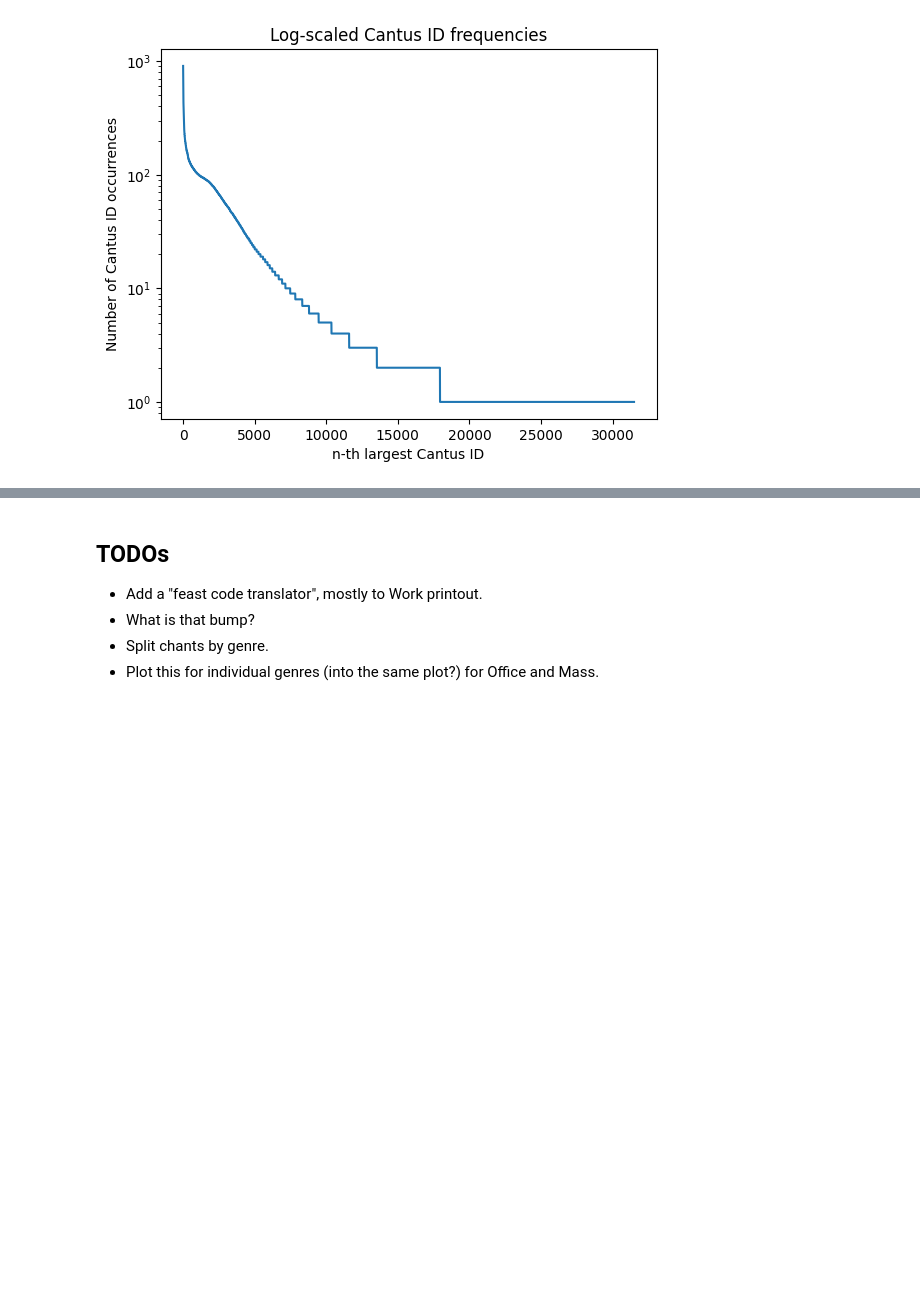
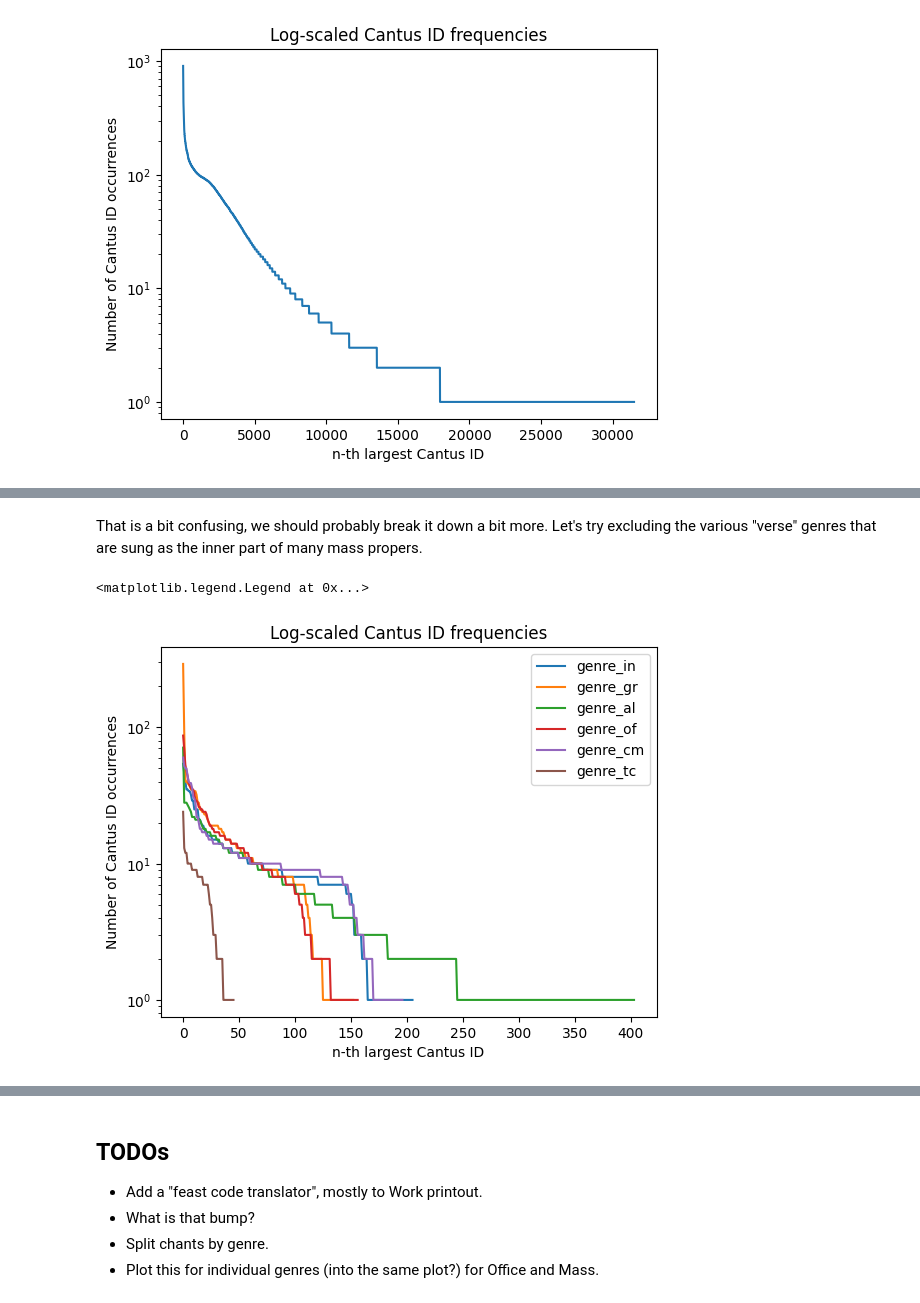
Before and after one commit to hajicj/DH-Latvia_2025-05-07, a Jupyter notebook: 2025-05-07_Practicals-1.ipynb, the cells around one changed output, grey strips where cells are left out. Saved outputs shown, nothing was run; the diff lists cells and outputs as text; code cells hidden in the pictures; blank space fills up the shorter version.

```diff
--- a/2025-05-07_Practicals-1.ipynb
+++ b/2025-05-07_Practicals-1.ipynb
@@ -850,0 +939,10 @@ fieldnames
+# %% [markdown]
+That is a bit confusing, we should probably break it down a bit more.
+Let's try excluding the various "verse" genres that are sung as the inner part of many mass propers.
+# %%
+for g in GENRES_CC_MASS_NOVERSE:
+  plot_cid_frequencies(chants_per_genre[g], log_scale=True, label=g)
+plt.legend()
+# %% [output]
+<matplotlib.legend.Legend at 0x...>
+[figure, added]
```
Also changed, not shown: parts of 40 cells of this notebook.
